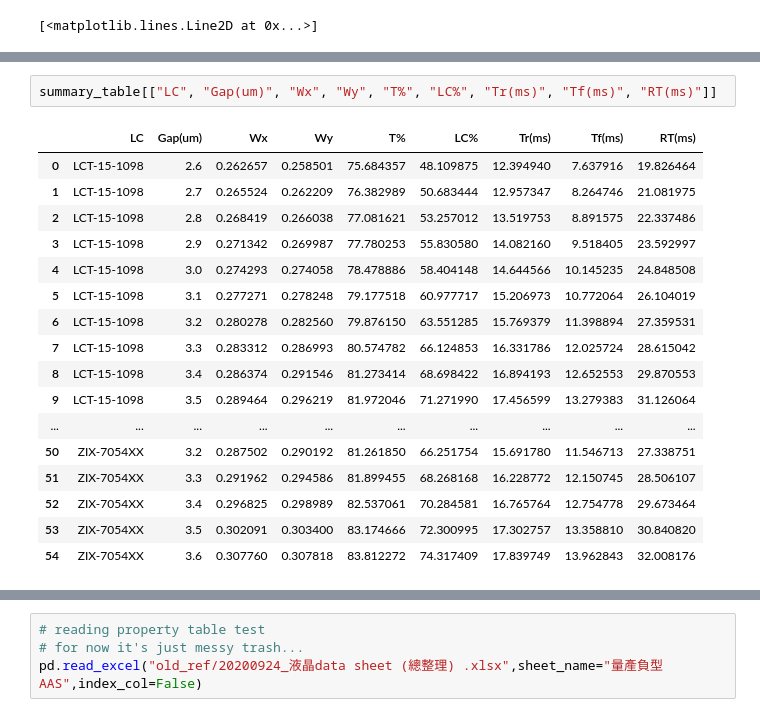
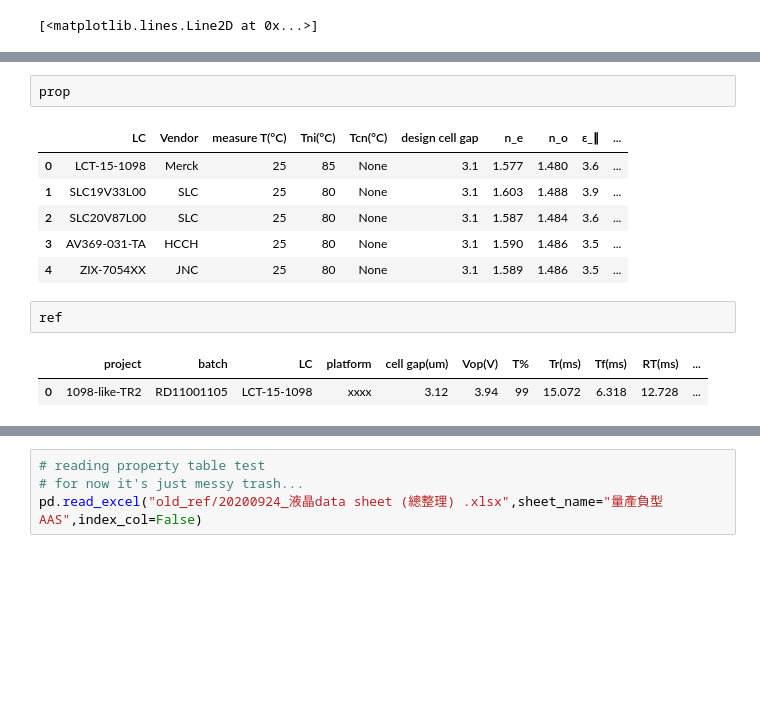
Before and after one commit to dimsplendid/tdtoolkit_web, a Jupyter notebook: test.ipynb, the cells around one changed output, grey strips where cells are left out. Cells and saved outputs as stored; diff of their text form; blank space fills up the shorter version.

```diff
--- a/test.ipynb
+++ b/test.ipynb
@@ -636,21 +871,15 @@ for LC in cond["LC"].unique():
-# %%
-summary_table[["LC", "Gap(um)", "Wx", "Wy", "T%", "LC%", "Tr(ms)", "Tf(ms)", "RT(ms)"]]
-# %% [output]
-|  | LC | Gap(um) | Wx | Wy | T% | LC% | Tr(ms) | Tf(ms) | RT(ms) |
-| 0 | LCT-15-1098 | 2.6 | 0.262657 | 0.258501 | 75.684357 | 48.109875 | 12.394940 | 7.637916 | 19.826464 |
-| 1 | LCT-15-1098 | 2.7 | 0.265524 | 0.262209 | 76.382989 | 50.683444 | 12.957347 | 8.264746 | 21.081975 |
-| 2 | LCT-15-1098 | 2.8 | 0.268419 | 0.266038 | 77.081621 | 53.257012 | 13.519753 | 8.891575 | 22.337486 |
-| 3 | LCT-15-1098 | 2.9 | 0.271342 | 0.269987 | 77.780253 | 55.830580 | 14.082160 | 9.518405 | 23.592997 |
-| 4 | LCT-15-1098 | 3.0 | 0.274293 | 0.274058 | 78.478886 | 58.404148 | 14.644566 | 10.145235 | 24.848508 |
-| 5 | LCT-15-1098 | 3.1 | 0.277271 | 0.278248 | 79.177518 | 60.977717 | 15.206973 | 10.772064 | 26.104019 |
-| 6 | LCT-15-1098 | 3.2 | 0.280278 | 0.282560 | 79.876150 | 63.551285 | 15.769379 | 11.398894 | 27.359531 |
-| 7 | LCT-15-1098 | 3.3 | 0.283312 | 0.286993 | 80.574782 | 66.124853 | 16.331786 | 12.025724 | 28.615042 |
-| 8 | LCT-15-1098 | 3.4 | 0.286374 | 0.291546 | 81.273414 | 68.698422 | 16.894193 | 12.652553 | 29.870553 |
-| 9 | LCT-15-1098 | 3.5 | 0.289464 | 0.296219 | 81.972046 | 71.271990 | 17.456599 | 13.279383 | 31.126064 |
-| ... | ... | ... | ... | ... | ... | ... | ... | ... | ... |
-| 50 | ZIX-7054XX | 3.2 | 0.287502 | 0.290192 | 81.261850 | 66.251754 | 15.691780 | 11.546713 | 27.338751 |
-| 51 | ZIX-7054XX | 3.3 | 0.291962 | 0.294586 | 81.899455 | 68.268168 | 16.228772 | 12.150745 | 28.506107 |
-| 52 | ZIX-7054XX | 3.4 | 0.296825 | 0.298989 | 82.537061 | 70.284581 | 16.765764 | 12.754778 | 29.673464 |
-| 53 | ZIX-7054XX | 3.5 | 0.302091 | 0.303400 | 83.174666 | 72.300995 | 17.302757 | 13.358810 | 30.840820 |
-| 54 | ZIX-7054XX | 3.6 | 0.307760 | 0.307818 | 83.812272 | 74.317409 | 17.839749 | 13.962843 | 32.008176 |
+# %%
+prop
+# %% [output]
+|  | LC | Vendor | measure T(°C) | Tni(°C) | Tcn(°C) | design cell gap | n_e | n_o | ε_∥ | ... |
+| 0 | LCT-15-1098 | Merck | 25 | 85 | None | 3.1 | 1.577 | 1.480 | 3.6 | ... |
+| 1 | SLC19V33L00 | SLC | 25 | 80 | None | 3.1 | 1.603 | 1.488 | 3.9 | ... |
+| 2 | SLC20V87L00 | SLC | 25 | 80 | None | 3.1 | 1.587 | 1.484 | 3.6 | ... |
+| 3 | AV369-031-TA | HCCH | 25 | 80 | None | 3.1 | 1.590 | 1.486 | 3.5 | ... |
+| 4 | ZIX-7054XX | JNC | 25 | 80 | None | 3.1 | 1.589 | 1.486 | 3.5 | ... |
+# %%
+ref
+# %% [output]
+|  | project | batch | LC | platform | cell gap(um) | Vop(V) | T% | Tr(ms) | Tf(ms) | RT(ms) | ... |
+| 0 | 1098-like-TR2 | RD11001105 | LCT-15-1098 | xxxx | 3.12 | 3.94 | 99 | 15.072 | 6.318 | 12.728 | ... |
 # %%
```
Also changed, not shown: parts of 22 cells of this notebook, 2 other files.
